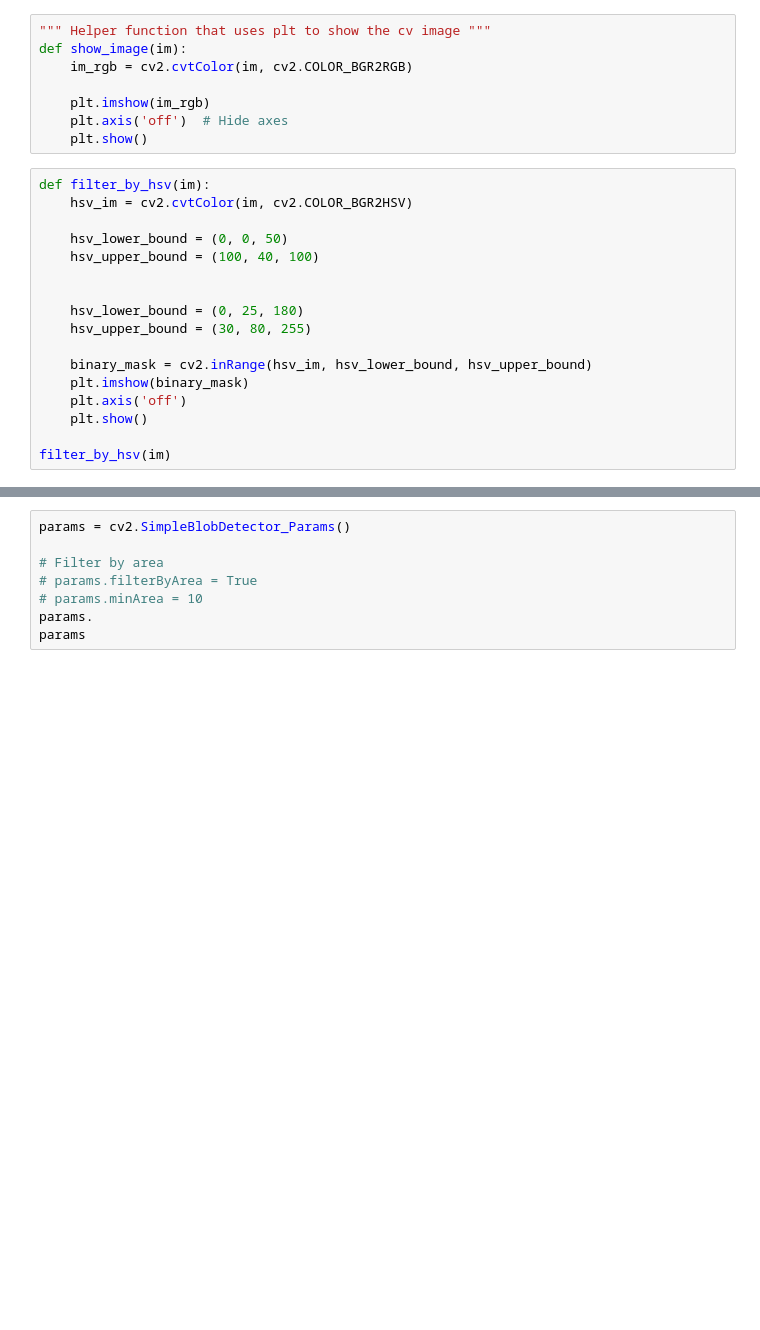
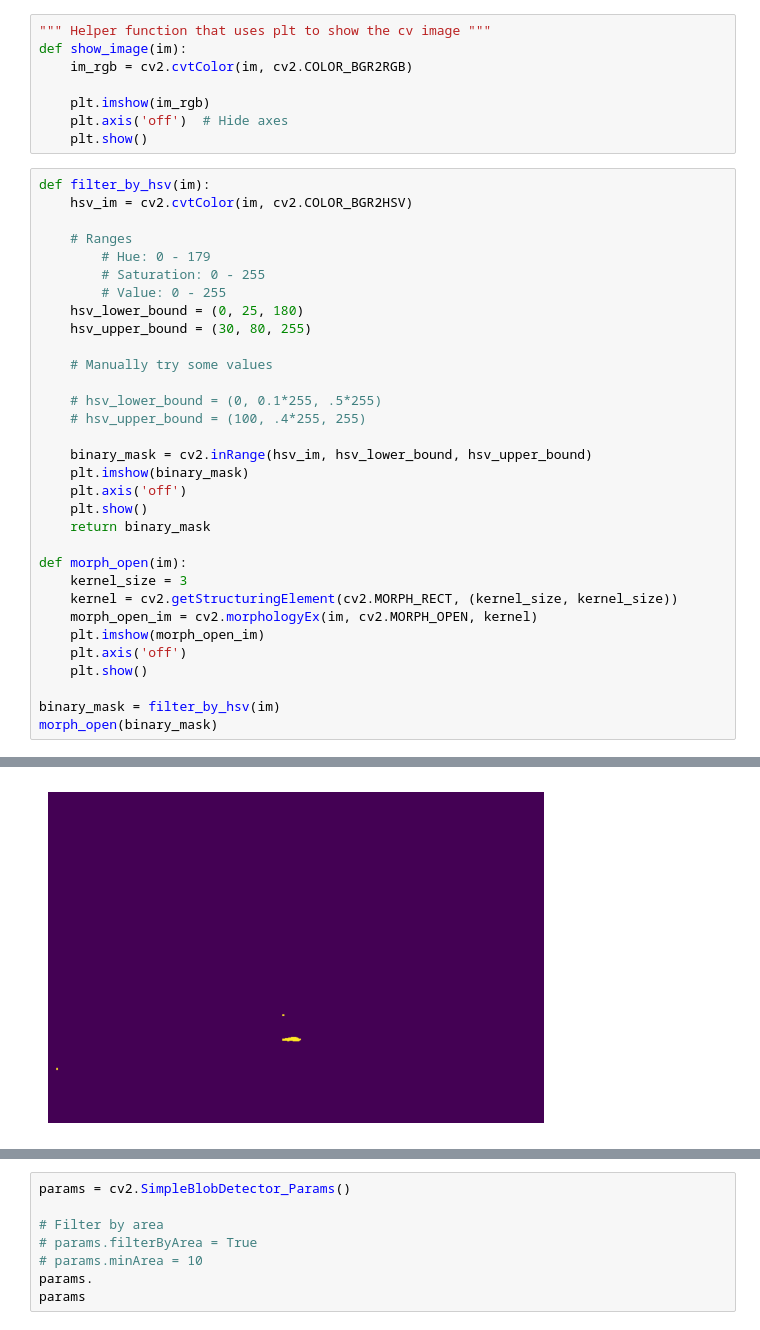
Before and after one commit to amyxjhuang/homeplate, a Jupyter notebook: python/blob_detection.ipynb, the cells around one changed output, grey strips where cells are left out. Cells and saved outputs as stored; diff of their text form; blank space fills up the shorter version.

Commit message:
[Python] Add the morphological operations to ipynb blob detection

```diff
--- a/python/blob_detection.ipynb
+++ b/python/blob_detection.ipynb
@@ -59,19 +60,35 @@ def show_image(im):
 # %%
 def filter_by_hsv(im):
     hsv_im = cv2.cvtColor(im, cv2.COLOR_BGR2HSV)
 
-    hsv_lower_bound = (0, 0, 50)
-    hsv_upper_bound = (100, 40, 100)
-
-
+    # Ranges
+        # Hue: 0 - 179
+        # Saturation: 0 - 255
+        # Value: 0 - 255
     hsv_lower_bound = (0, 25, 180)
     hsv_upper_bound = (30, 80, 255)
+
+    # Manually try some values
+
+    # hsv_lower_bound = (0, 0.1*255, .5*255)
+    # hsv_upper_bound = (100, .4*255, 255)
 
     binary_mask = cv2.inRange(hsv_im, hsv_lower_bound, hsv_upper_bound)
     plt.imshow(binary_mask)
     plt.axis('off')
     plt.show()
+    return binary_mask
 
-filter_by_hsv(im)
+def morph_open(im):
+    kernel_size = 3
+    kernel = cv2.getStructuringElement(cv2.MORPH_RECT, (kernel_size, kernel_size))
+    morph_open_im = cv2.morphologyEx(im, cv2.MORPH_OPEN, kernel)
+    plt.imshow(morph_open_im)
+    plt.axis('off')
+    plt.show()
+
+binary_mask = filter_by_hsv(im)
+morph_open(binary_mask)
 # %% [output]
 [figure]
+[figure, added]
```
Also changed, not shown: parts of 4 cells of this notebook.
